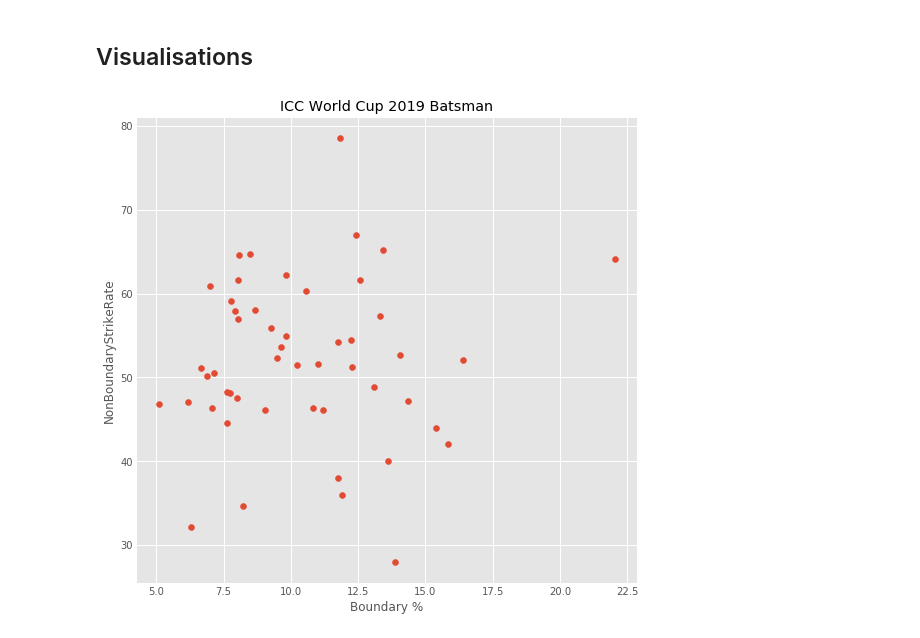
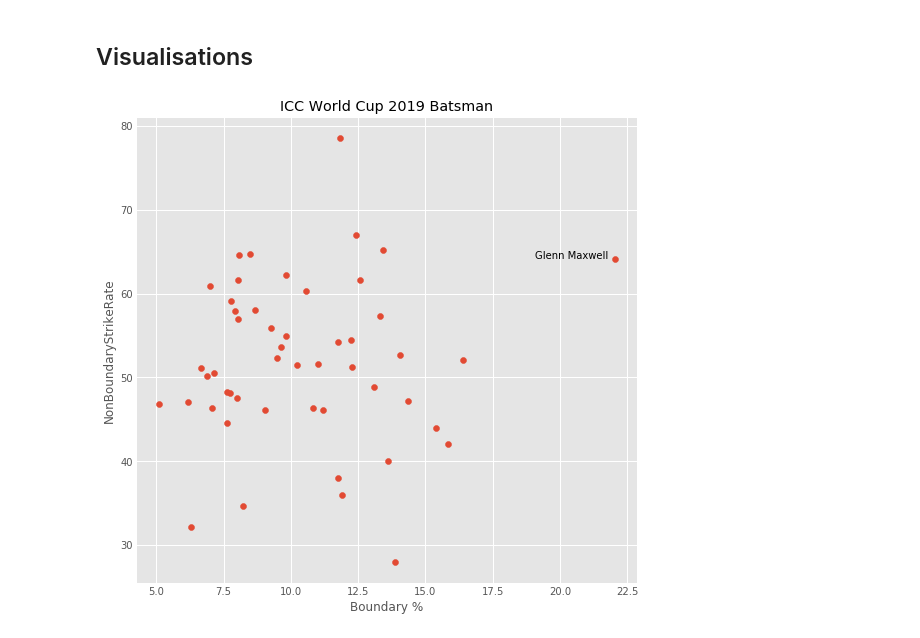
Before and after one commit to willcanniford/cricketer-analysis, a Jupyter notebook: world_cup_batting.ipynb, the cells around one changed output. Drawn from its saved outputs; the diff is of its cells as text; code cells hidden in the pictures.

Commit message:
Add Maxwell label to the plot

```diff
--- a/world_cup_batting.ipynb
+++ b/world_cup_batting.ipynb
@@ -105,13 +105,19 @@ df_trim
 # %% [markdown]
 ## Visualisations
 # %%
+maxwell = df_trim[df_trim['Player'] == 'GJ Maxwell']
+
 plt.style.use('ggplot')
 fig, ax = plt.subplots(figsize=(8,8))
 ax.scatter(x = df_trim['Boundary %'],
            y = df_trim['NonBoundaryStrikeRate'])
 ax.set_title('ICC World Cup 2019 Batsman')
 ax.set_ylabel('NonBoundaryStrikeRate')
 ax.set_xlabel('Boundary %')
+ax.text(x = maxwell['Boundary %'],
+        y = maxwell['NonBoundaryStrikeRate'],
+        s='Glenn Maxwell  ',
+        horizontalalignment='right')
 plt.show()
 # %% [output]
-[figure, old version]
+[figure, new version]
```
